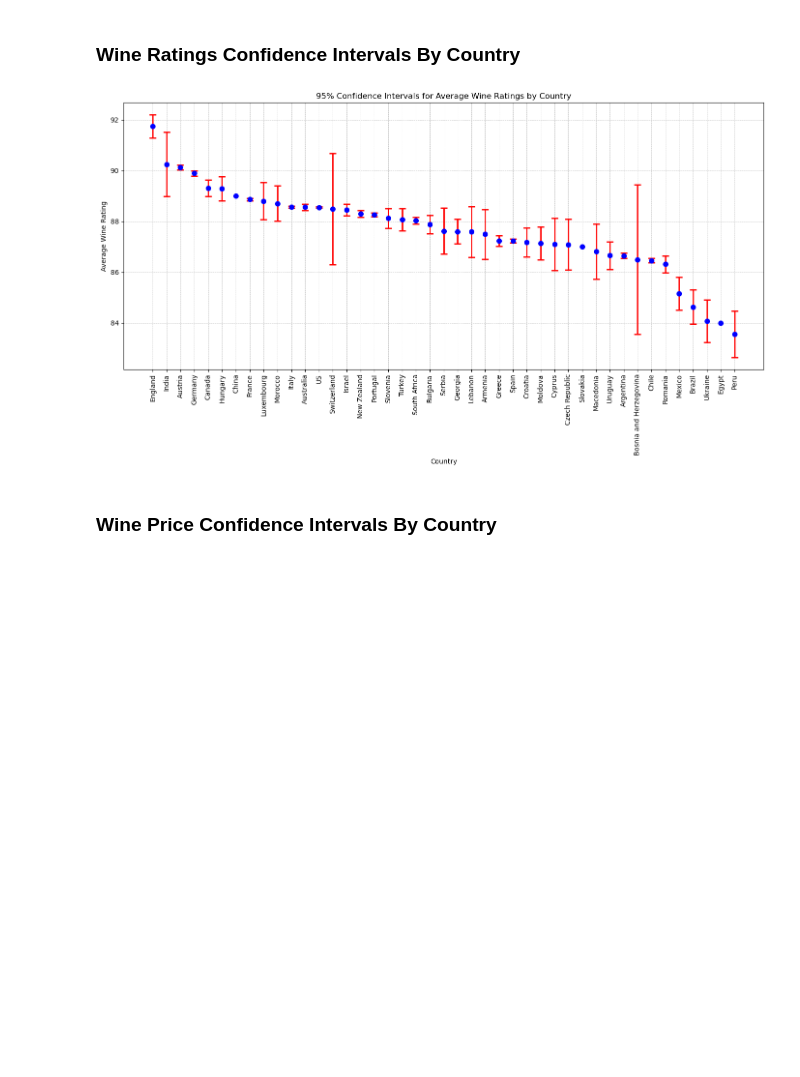
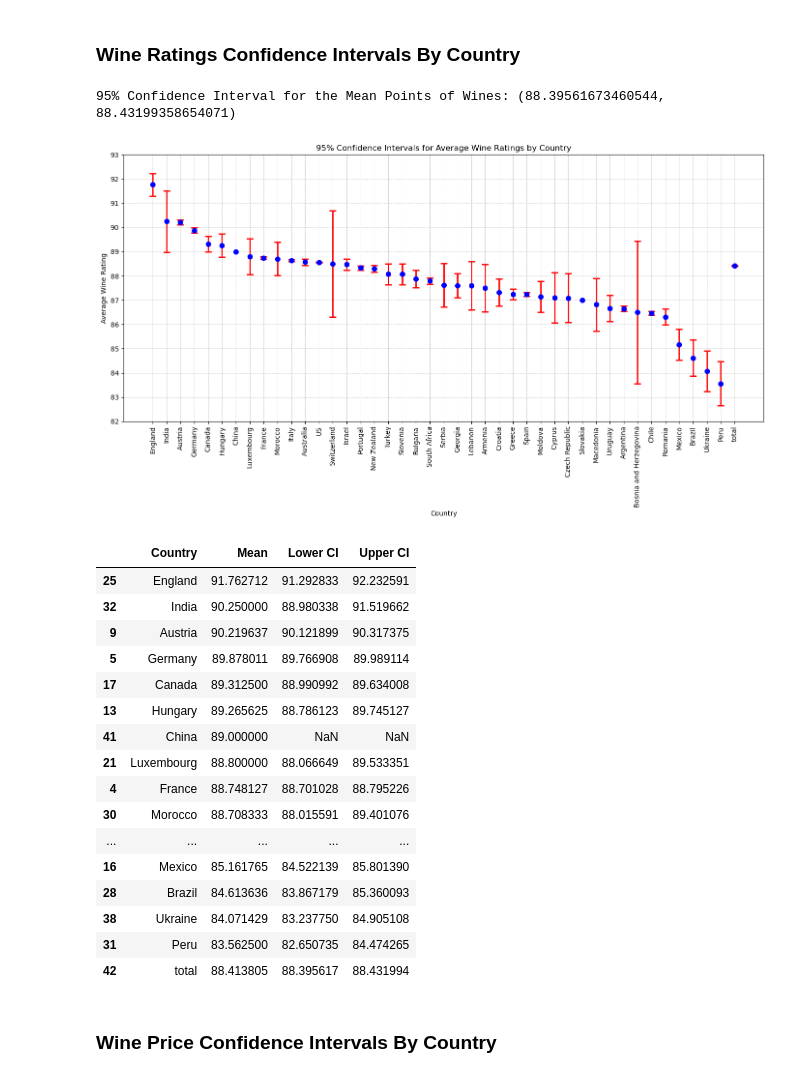
Before and after one commit to Supsi-Collaborative-Projects/wine-analysis, a Jupyter notebook: analysis.ipynb, the cells around one changed output. Drawn from its saved outputs; the diff is of its cells as text; code cells hidden in the pictures; blank space fills up the shorter version.

```diff
--- a/analysis.ipynb
+++ b/analysis.ipynb
@@ -421,37 +468,70 @@ T-statistic: -9.733349596129866, P-value: 2.3069295011679336e-22
 # %% [markdown]
 ### Wine Ratings Confidence Intervals By Country
 # %%
-wine_data_filtered = df[['country', 'points']].dropna()
+# Calculate mean and standard error
+mean_points = df['points'].mean()
+sem_points = stats.sem(df['points'].dropna())
+
+# Calculate the confidence interval
+confidence_interval = stats.t.interval(0.95, len(df['points'])-1, loc=mean_points, scale=sem_points)
+print(f'95% Confidence Interval for the Mean Points of Wines: {confidence_interval}')
+
 
 # Calculate mean and confidence interval for each country
-countries = wine_data_filtered['country'].unique()
+countries = df['country'].unique()
 confidence_intervals = []
 
 for country in countries:
-    country_data = wine_data_filtered[wine_data_filtered['country'] == country]['points']
+    country_data = df[df['country'] == country]['points']
     mean = np.mean(country_data)
     confidence = stats.norm.interval(0.95, loc=mean, scale=stats.sem(country_data))
     confidence_intervals.append((country, mean, confidence[0], confidence[1]))
 
 # Create a DataFrame for better visualization
 confidence_df = pd.DataFrame(confidence_intervals, columns=['Country', 'Mean', 'Lower CI', 'Upper CI'])
 confidence_df = confidence_df.sort_values(by='Mean', ascending=False)
+#confidence_df = confidence_df.append('total', mean_points, confidence_interval[0], confidence_interval[1])
+
+general_row = {'Country': 'total', 'Mean': mean_points, 'Lower CI': confidence_interval[0], 'Upper CI': confidence_interval[1]}
+confidence_df.loc[len(confidence_df)] = general_row
+
 
 # Plotting the confidence intervals
 plt.figure(figsize=(14, 8))
 plt.errorbar(confidence_df['Country'], confidence_df['Mean'],
              yerr=[confidence_df['Mean'] - confidence_df['Lower CI'], confidence_df['Upper CI'] - confidence_df['Mean']],
              fmt='o', ecolor='r', capsize=5, elinewidth=2, markeredgewidth=2, color='blue')
 plt.xticks(rotation=90)
 plt.xlabel('Country')
 plt.ylabel('Average Wine Rating')
 plt.title('95% Confidence Intervals for Average Wine Ratings by Country')
 plt.grid(True, linestyle='--', linewidth=0.5)
 plt.tight_layout()
+plt.yticks(np.arange(82, 94, 1))
 
 plt.show()
+
+confidence_df
 # %% [output]
+95% Confidence Interval for the Mean Points of Wines: (88.39561673460544, 88.43199358654071)
-[figure, old version]
+[figure, new version]
+|  | Country | Mean | Lower CI | Upper CI |
+| 25 | England | 91.762712 | 91.292833 | 92.232591 |
+| 32 | India | 90.250000 | 88.980338 | 91.519662 |
+| 9 | Austria | 90.219637 | 90.121899 | 90.317375 |
+| 5 | Germany | 89.878011 | 89.766908 | 89.989114 |
+| 17 | Canada | 89.312500 | 88.990992 | 89.634008 |
+| 13 | Hungary | 89.265625 | 88.786123 | 89.745127 |
+| 41 | China | 89.000000 | NaN | NaN |
+| 21 | Luxembourg | 88.800000 | 88.066649 | 89.533351 |
+| 4 | France | 88.748127 | 88.701028 | 88.795226 |
+| 30 | Morocco | 88.708333 | 88.015591 | 89.401076 |
+| ... | ... | ... | ... | ... |
+| 16 | Mexico | 85.161765 | 84.522139 | 85.801390 |
+| 28 | Brazil | 84.613636 | 83.867179 | 85.360093 |
+| 38 | Ukraine | 84.071429 | 83.237750 | 84.905108 |
+| 31 | Peru | 83.562500 | 82.650735 | 84.474265 |
+| 42 | total | 88.413805 | 88.395617 | 88.431994 |
 # %% [markdown]
 ### Wine Price Confidence Intervals By Country
 # %%
```
Also changed, not shown: parts of 16 cells of this notebook.
